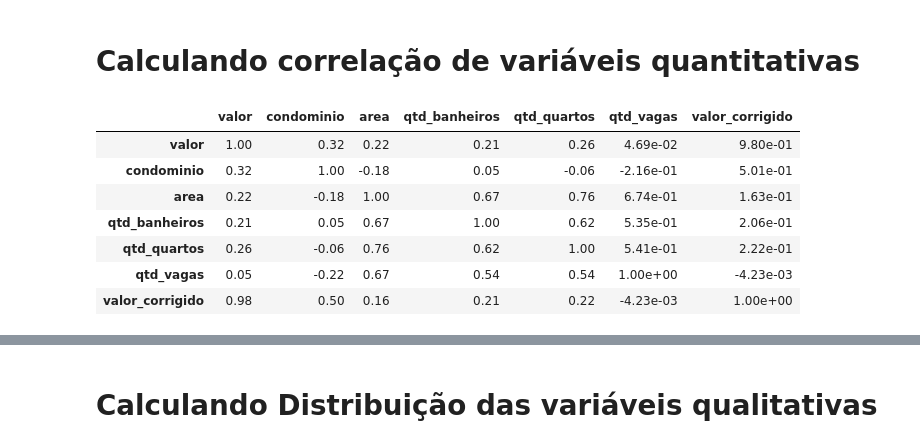
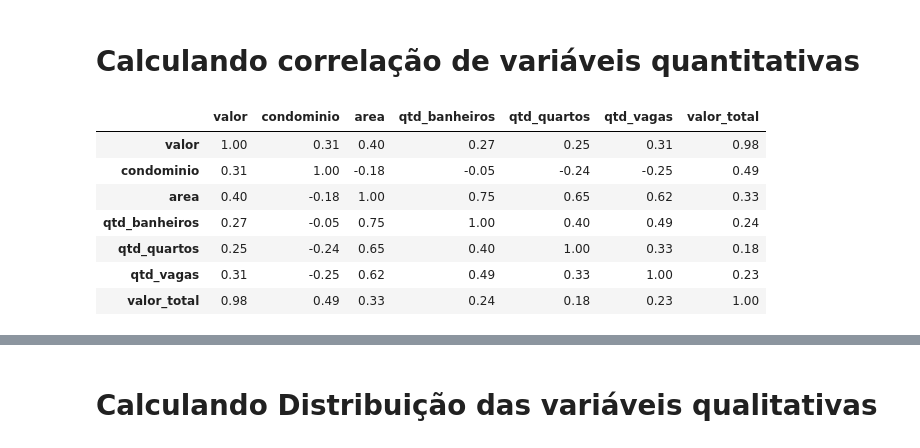
Before and after one commit to strangercacaus/rent_price_monitoring, a Jupyter notebook: code/florianopolis-rent-pricing-dataset-eda.ipynb, the cells around one changed output, grey strips where cells are left out. Drawn from its saved outputs; the diff is of its cells as text; code cells hidden in the pictures.

```diff
--- a/code/florianopolis-rent-pricing-dataset-eda.ipynb
+++ b/code/florianopolis-rent-pricing-dataset-eda.ipynb
@@ -139,3 +167,0 @@ df.describe()
-# %%
-df['valor_corrigido'] = df['valor_corrigido'].astype('int32')
-pt.RainCloud(data=df,y='valor_corrigido',x='periodicidade',orient='h')
@@ -145,3 +167,0 @@ pt.RainCloud(data=df,y='valor_corrigido',x='periodicidade',orient='h')
-# %%
-df['valor'] = df['valor'].astype('int32')
-pt.RainCloud(data=df,y='valor',x='periodicidade',orient='h')
@@ -151,3 +167,0 @@ pt.RainCloud(data=df,y='valor',x='periodicidade',orient='h')
-# %%
-df['area'] = df['area'].astype('int32')
-pt.RainCloud(data=df,y='area',x='periodicidade',orient='h')
@@ -157,3 +167,0 @@ pt.RainCloud(data=df,y='area',x='periodicidade',orient='h')
-# %%
-df['condominio'] = df['condominio'].astype('int32')
-pt.RainCloud(data=df,y='condominio',x='periodicidade',orient='h')
@@ -165,22 +227,22 @@ pt.RainCloud(data=df,y='condominio',x='periodicidade',orient='h')
 # %%
 # Estimando correlação de variaveis quantitativas
 df_corr = df[[
             'valor',
             'condominio',
             'area',
             'qtd_banheiros',
             'qtd_quartos',
             'qtd_vagas',
-            'valor_corrigido'
+            'valor_total'
             ]]
-df_corr = df_corr.corr()
-df_corr
+corr_matrix = df_corr.corr()
+corr_matrix
 # %% [output]
-|  | valor | condominio | area | qtd_banheiros | qtd_quartos | qtd_vagas | valor_corrigido |
-| valor | 1.00 | 0.32 | 0.22 | 0.21 | 0.26 | 4.69e-02 | 9.80e-01 |
-| condominio | 0.32 | 1.00 | -0.18 | 0.05 | -0.06 | -2.16e-01 | 5.01e-01 |
-| area | 0.22 | -0.18 | 1.00 | 0.67 | 0.76 | 6.74e-01 | 1.63e-01 |
-| qtd_banheiros | 0.21 | 0.05 | 0.67 | 1.00 | 0.62 | 5.35e-01 | 2.06e-01 |
-| qtd_quartos | 0.26 | -0.06 | 0.76 | 0.62 | 1.00 | 5.41e-01 | 2.22e-01 |
-| qtd_vagas | 0.05 | -0.22 | 0.67 | 0.54 | 0.54 | 1.00e+00 | -4.23e-03 |
-| valor_corrigido | 0.98 | 0.50 | 0.16 | 0.21 | 0.22 | -4.23e-03 | 1.00e+00 |
+|  | valor | condominio | area | qtd_banheiros | qtd_quartos | qtd_vagas | valor_total |
+| valor | 1.00 | 0.31 | 0.40 | 0.27 | 0.25 | 0.31 | 0.98 |
+| condominio | 0.31 | 1.00 | -0.18 | -0.05 | -0.24 | -0.25 | 0.49 |
+| area | 0.40 | -0.18 | 1.00 | 0.75 | 0.65 | 0.62 | 0.33 |
+| qtd_banheiros | 0.27 | -0.05 | 0.75 | 1.00 | 0.40 | 0.49 | 0.24 |
+| qtd_quartos | 0.25 | -0.24 | 0.65 | 0.40 | 1.00 | 0.33 | 0.18 |
+| qtd_vagas | 0.31 | -0.25 | 0.62 | 0.49 | 0.33 | 1.00 | 0.23 |
+| valor_total | 0.98 | 0.49 | 0.33 | 0.24 | 0.18 | 0.23 | 1.00 |
```
Also changed, not shown: parts of 50 cells of this notebook.
